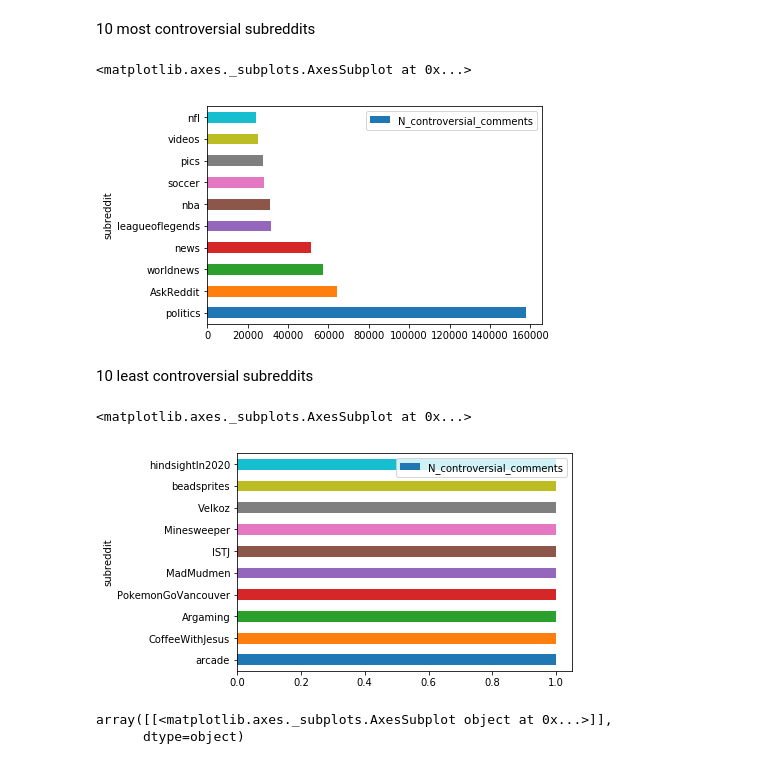
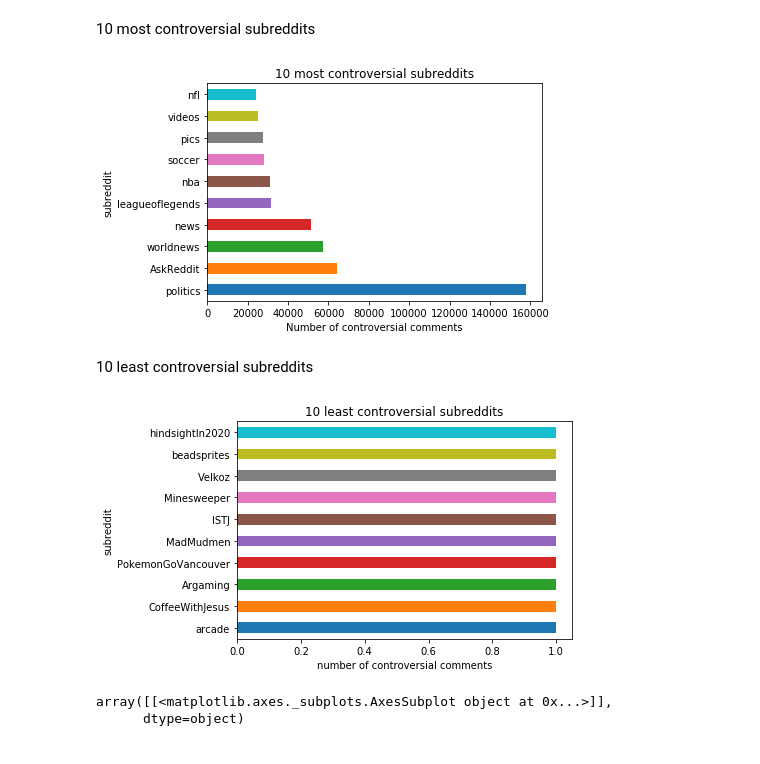
Before and after one commit to VashMKS/ada-project, a Jupyter notebook: Milestone 2.ipynb, the cells around one changed output. Cells and saved outputs as stored; diff of their text form; code cells hidden in the pictures.

```diff
--- a/Milestone 2.ipynb
+++ b/Milestone 2.ipynb
@@ -432,17 +443,19 @@ df_controversial_per_subr_count_pd = df_controversial_per_subr_count.toPandas()
 # %% [markdown]
 10 most controversial subreddits
 # %%
-df_controversial_per_subr_count_pd.sort_values(by='N_controversial_comments',ascending=False).iloc[:10,:].plot(kind='barh',x='subreddit',y='N_controversial_comments')
+df_controversial_per_subr_count_pd.sort_values(by='N_controversial_comments',ascending=False).iloc[:10,:].plot(kind='barh',x='subreddit',y='N_controversial_comments',legend=None);
+plt.title('10 most controversial subreddits');
+plt.xlabel('Number of controversial comments');
 # %% [output]
-<matplotlib.axes._subplots.AxesSubplot at 0x...>
-[figure, old version]
+[figure, new version]
 # %% [markdown]
 10 least controversial subreddits
 # %%
-df_controversial_per_subr_count_pd.sort_values(by='N_controversial_comments',ascending=True).iloc[:10,:].plot(kind='barh',x='subreddit',y='N_controversial_comments')
+df_controversial_per_subr_count_pd.sort_values(by='N_controversial_comments',ascending=True).iloc[:10,:].plot(kind='barh',x='subreddit',y='N_controversial_comments',legend = None)
+plt.title('10 least controversial subreddits');
+plt.xlabel('number of controversial comments');
 # %% [output]
-<matplotlib.axes._subplots.AxesSubplot at 0x...>
-[figure, old version]
+[figure, new version]
 # %%
 df_controversial_per_subr_count_pd.groupby('N_controversial_comments').count().hist(bins=[1,10,100,1000])
 # %% [output]
```
Also changed, not shown: parts of 7 cells of this notebook.
